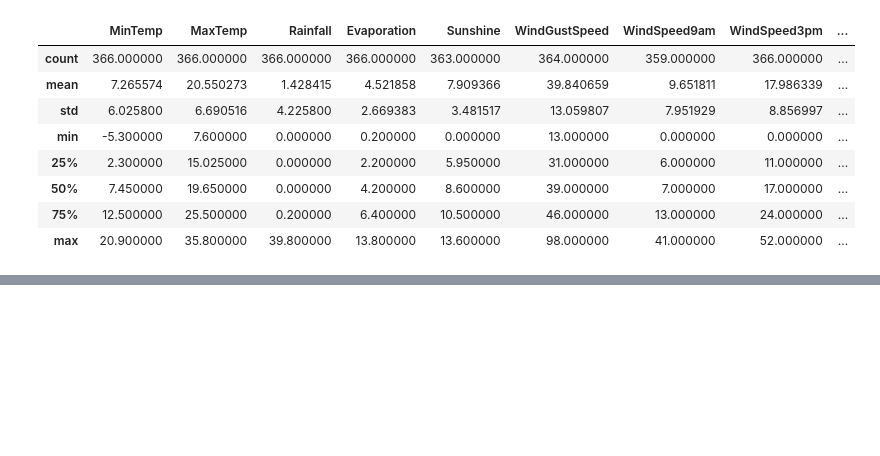
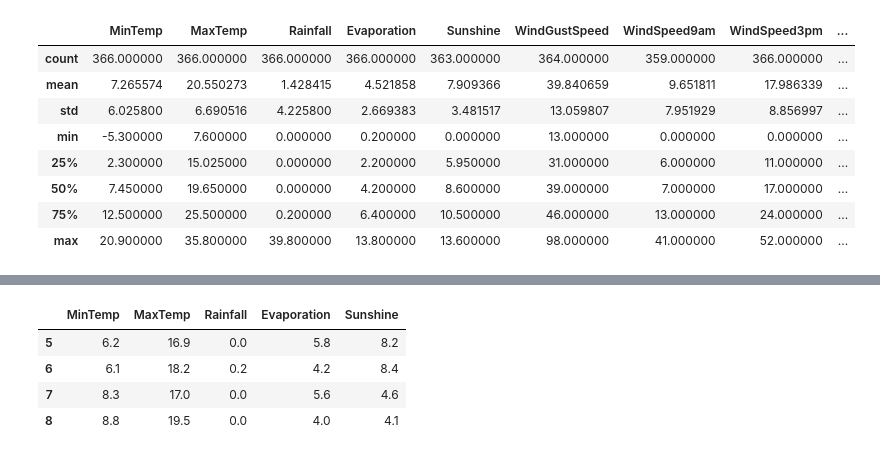
Before and after one commit to sabatn/ML, a Jupyter notebook: ML1.ipynb, the cells around one changed output, grey strips where cells are left out. Drawn from its saved outputs; the diff is of its cells as text; code cells hidden in the pictures; blank space fills up the shorter version.

```diff
--- a/ML1.ipynb
+++ b/ML1.ipynb
@@ -190,0 +206,10 @@ memory usage: 58.9 KB
+# %%
+k = df.iloc[5:10,:5]
+# %%
+k.head(-1)
+# %% [output]
+|  | MinTemp | MaxTemp | Rainfall | Evaporation | Sunshine |
+| 5 | 6.2 | 16.9 | 0.0 | 5.8 | 8.2 |
+| 6 | 6.1 | 18.2 | 0.2 | 4.2 | 8.4 |
+| 7 | 8.3 | 17.0 | 0.0 | 5.6 | 4.6 |
+| 8 | 8.8 | 19.5 | 0.0 | 4.0 | 4.1 |
```
Also changed, not shown: parts of 32 cells of this notebook.
